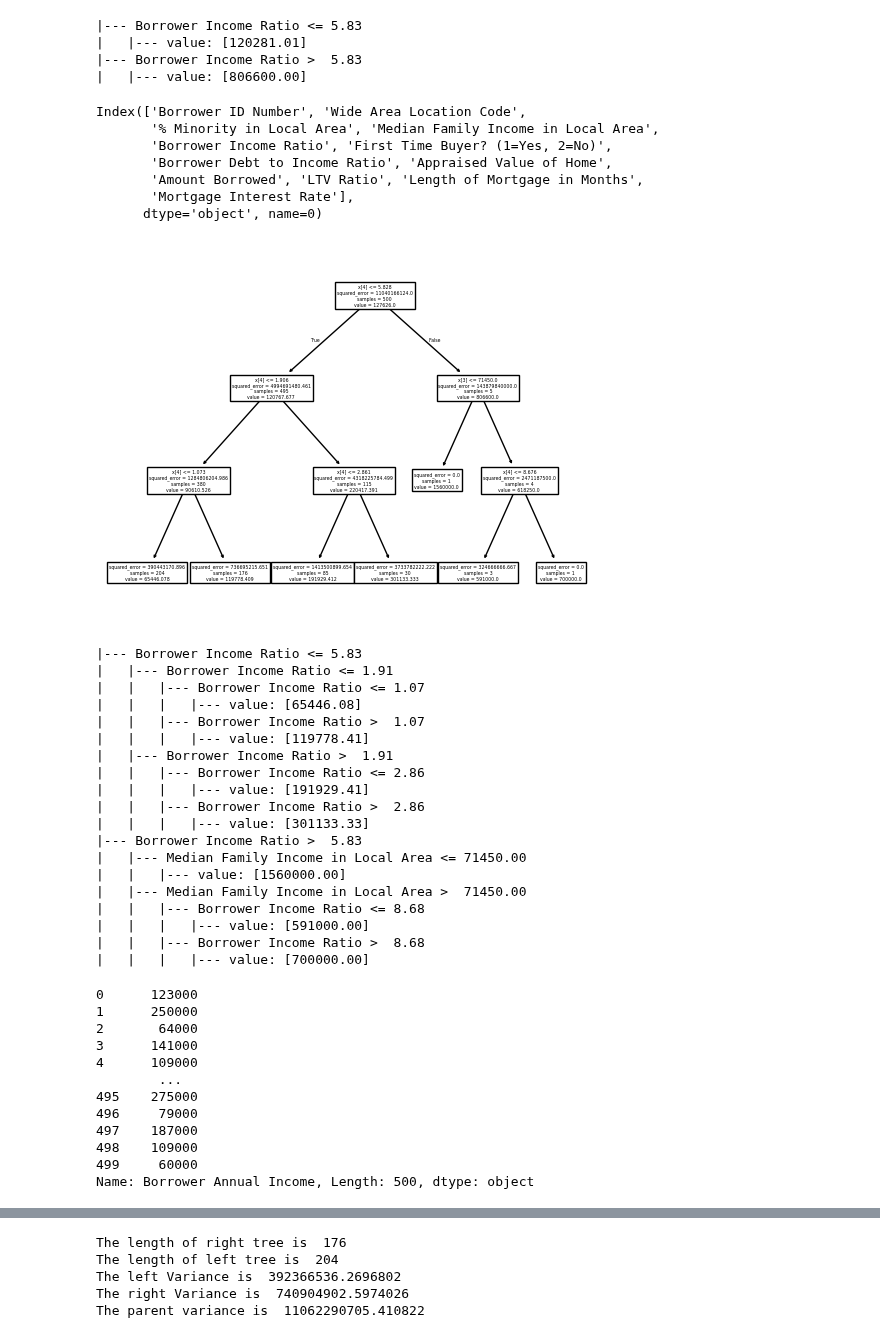
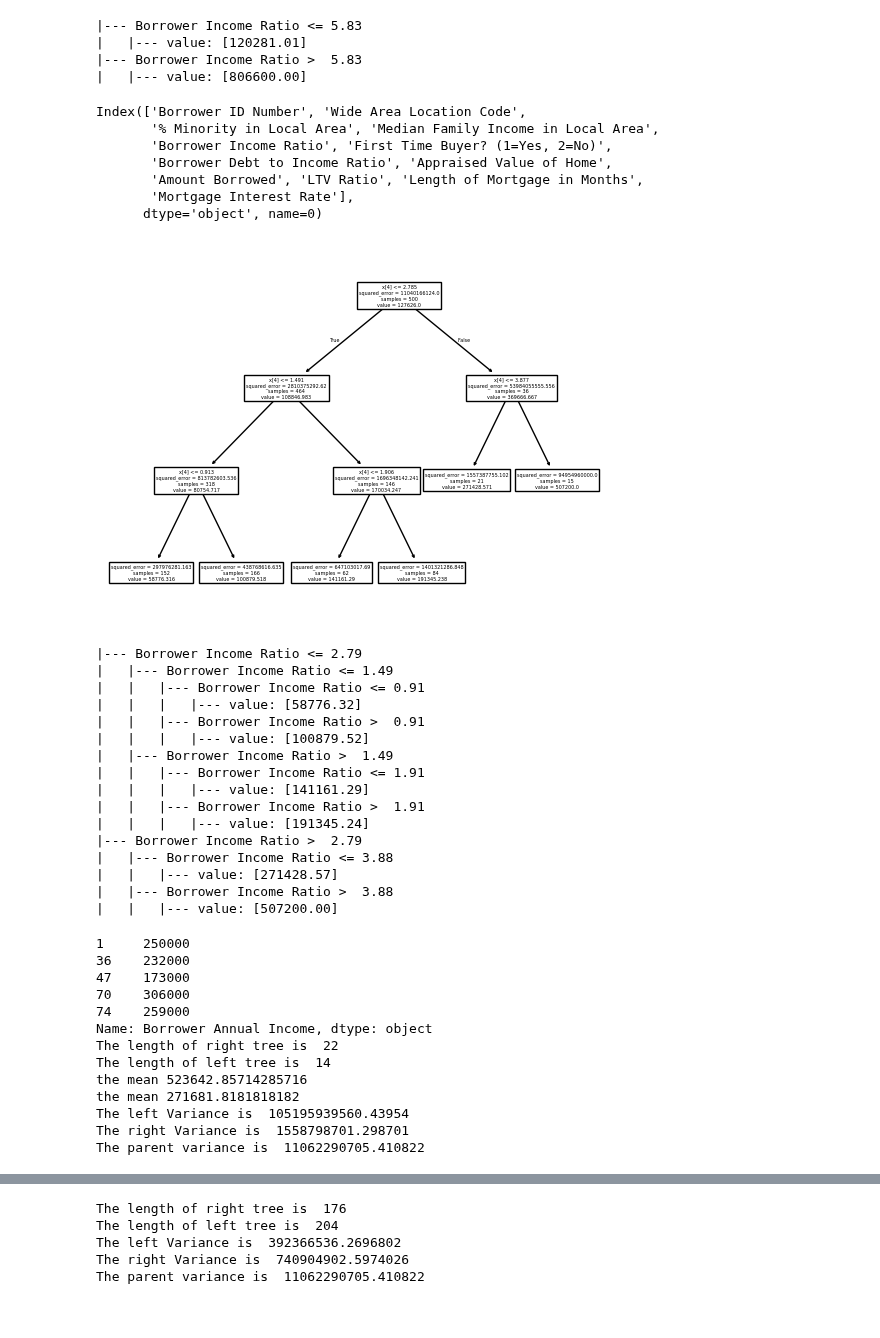
Before and after one commit to KunalNeon/CommBank, a Jupyter notebook: dataSet.ipynb, the cells around one changed output, grey strips where cells are left out. Drawn from its saved outputs; the diff is of its cells as text; code cells hidden in the pictures.

```diff
--- a/dataSet.ipynb
+++ b/dataSet.ipynb
@@ -484,66 +484,76 @@ print(rules)
 # %%
 from sklearn.tree import DecisionTreeRegressor, plot_tree
 from sklearn.model_selection import train_test_split
 from sklearn.metrics import mean_squared_error, r2_score
 X=dataSet.drop(["Borrower Annual Income","Age of Borrower"], axis=1)
 y=dataSet["Borrower Annual Income"]
 
 X_train,X_test, y_train, y_test=train_test_split(X,y, test_size=0.0001, random_state=42)
 print(X_train.columns)
 
 model = DecisionTreeRegressor(
     criterion='squared_error',
     max_depth=3,
-    random_state=42
+    random_state=42,
+    min_samples_leaf=15
 )
 
 
 model.fit(X, y)
 plot_tree(model)
 myplot.show()
 rules=export_text(model, feature_names=X_train.columns)
 print(rules)
 # %% [output]
 Index(['Borrower ID Number', 'Wide Area Location Code',
        '% Minority in Local Area', 'Median Family Income in Local Area',
        'Borrower Income Ratio', 'First Time Buyer? (1=Yes, 2=No)',
        'Borrower Debt to Income Ratio', 'Appraised Value of Home',
        'Amount Borrowed', 'LTV Ratio', 'Length of Mortgage in Months',
        'Mortgage Interest Rate'],
       dtype='object', name=0)
-[figure, old version]
+[figure, new version]
-|--- Borrower Income Ratio <= 5.83
-|   |--- Borrower Income Ratio <= 1.91
-|   |   |--- Borrower Income Ratio <= 1.07
-|   |   |   |--- value: [65446.08]
-|   |   |--- Borrower Income Ratio >  1.07
-|   |   |   |--- value: [119778.41]
-|   |--- Borrower Income Ratio >  1.91
-|   |   |--- Borrower Income Ratio <= 2.86
-|   |   |   |--- value: [191929.41]
-|   |   |--- Borrower Income Ratio >  2.86
-|   |   |   |--- value: [301133.33]
-|--- Borrower Income Ratio >  5.83
-|   |--- Median Family Income in Local Area <= 71450.00
-|   |   |--- value: [1560000.00]
-|   |--- Median Family Income in Local Area >  71450.00
-|   |   |--- Borrower Income Ratio <= 8.68
-|   |   |   |--- value: [591000.00]
-|   |   |--- Borrower Income Ratio >  8.68
-|   |   |   |--- value: [700000.00]
+|--- Borrower Income Ratio <= 2.79
+|   |--- Borrower Income Ratio <= 1.49
+|   |   |--- Borrower Income Ratio <= 0.91
+|   |   |   |--- value: [58776.32]
+|   |   |--- Borrower Income Ratio >  0.91
+|   |   |   |--- value: [100879.52]
+|   |--- Borrower Income Ratio >  1.49
+|   |   |--- Borrower Income Ratio <= 1.91
+|   |   |   |--- value: [141161.29]
+|   |   |--- Borrower Income Ratio >  1.91
+|   |   |   |--- value: [191345.24]
+|--- Borrower Income Ratio >  2.79
+|   |--- Borrower Income Ratio <= 3.88
+|   |   |--- value: [271428.57]
+|   |--- Borrower Income Ratio >  3.88
+|   |   |--- value: [507200.00]
 # %%
-dataSet["Borrower Annual Income"]
+target=dataSet["Borrower Annual Income"]
+feature=dataSet["Borrower Income Ratio"]
+left_tree=target[feature>3.88]
+right_tree=target[(feature>2.79) & (feature<=3.88)]
+print(right_tree[:5])
+print("The length of right tree is ", len(right_tree))
+print("The length of left tree is ", len(left_tree))
+print("the mean", left_tree.mean())
+print("the mean", right_tree.mean())
+print("The left Variance is ",left_tree.var())
+print("The right Variance is ",right_tree.var())
+print("The parent variance is ", target.var())
 # %% [output]
-0      123000
-1      250000
-2       64000
-3      141000
-4      109000
-        ...
-495    275000
-496     79000
-497    187000
-498    109000
-499     60000
-Name: Borrower Annual Income, Length: 500, dtype: object
+1     250000
+36    232000
+47    173000
+70    306000
+74    259000
+Name: Borrower Annual Income, dtype: object
+The length of right tree is  22
+The length of left tree is  14
+the mean 523642.85714285716
+the mean 271681.8181818182
+The left Variance is  105195939560.43954
+The right Variance is  1558798701.298701
+The parent variance is  11062290705.410822
 # %%
```
Also changed, not shown: parts of 11 cells of this notebook.
